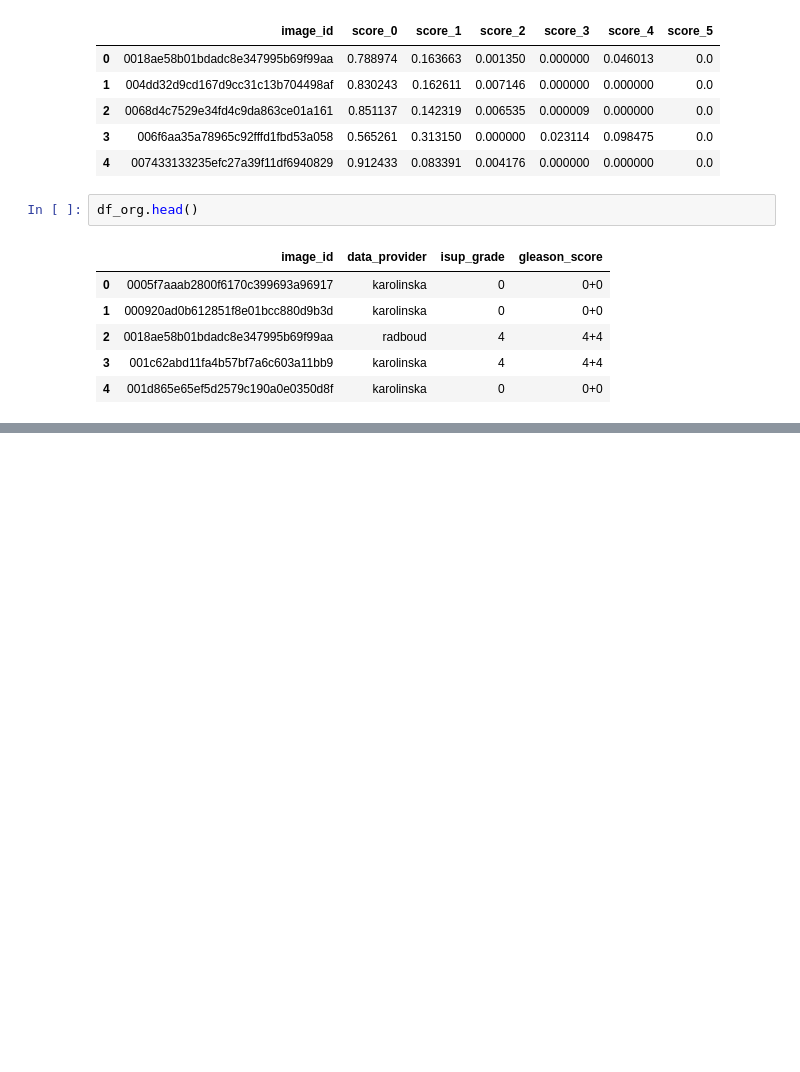
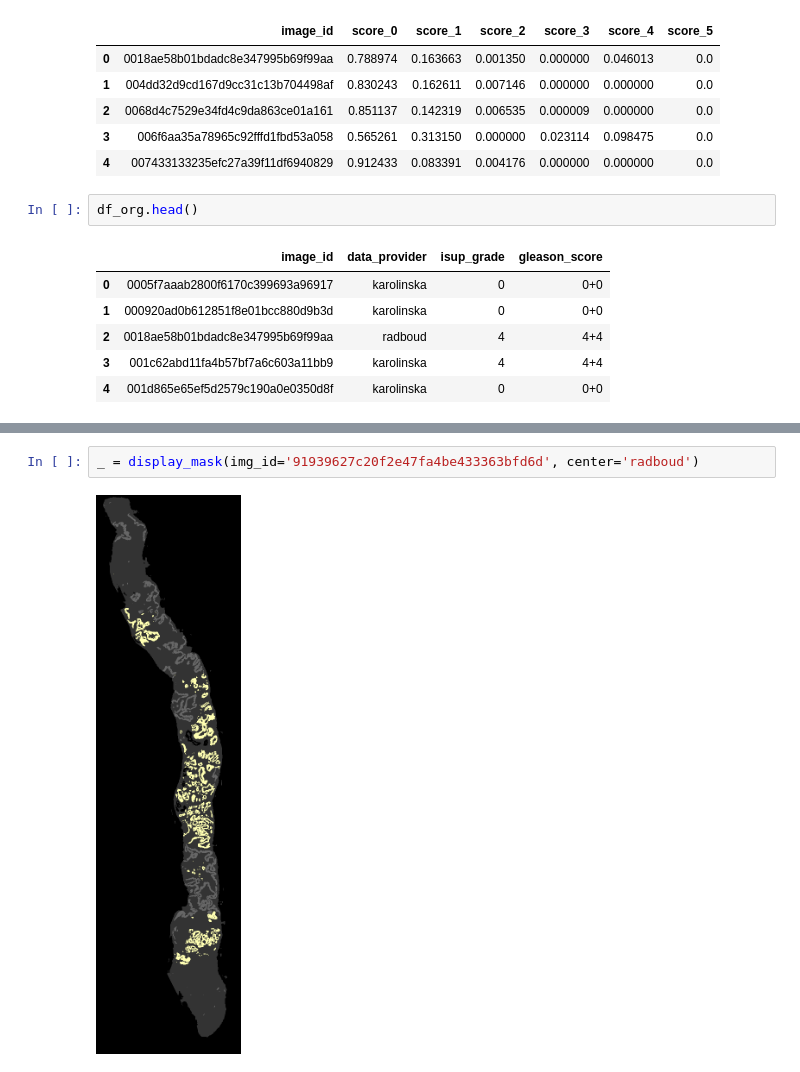
Before and after one commit to navitacion/prostate-cancer-grade-assessment-challenge, a Jupyter notebook: notebook/Check_score.ipynb, the cells around one changed output, grey strips where cells are left out. Drawn from its saved outputs; the diff is of its cells as text; blank space fills up the shorter version.

```diff
--- a/notebook/Check_score.ipynb
+++ b/notebook/Check_score.ipynb
@@ -68,0 +112,4 @@ dtype: float64
+# %%
+_ = display_mask(img_id='91939627c20f2e47fa4be433363bfd6d', center='radboud')
+# %% [output]
+[figure, added]
```
Also changed, not shown: parts of 25 cells of this notebook, 3 other files.
